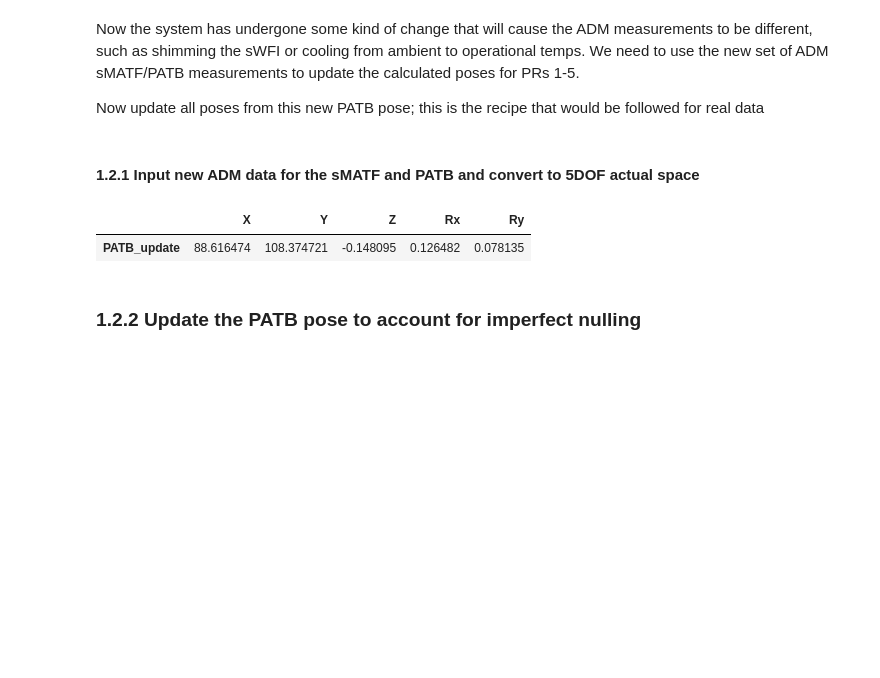
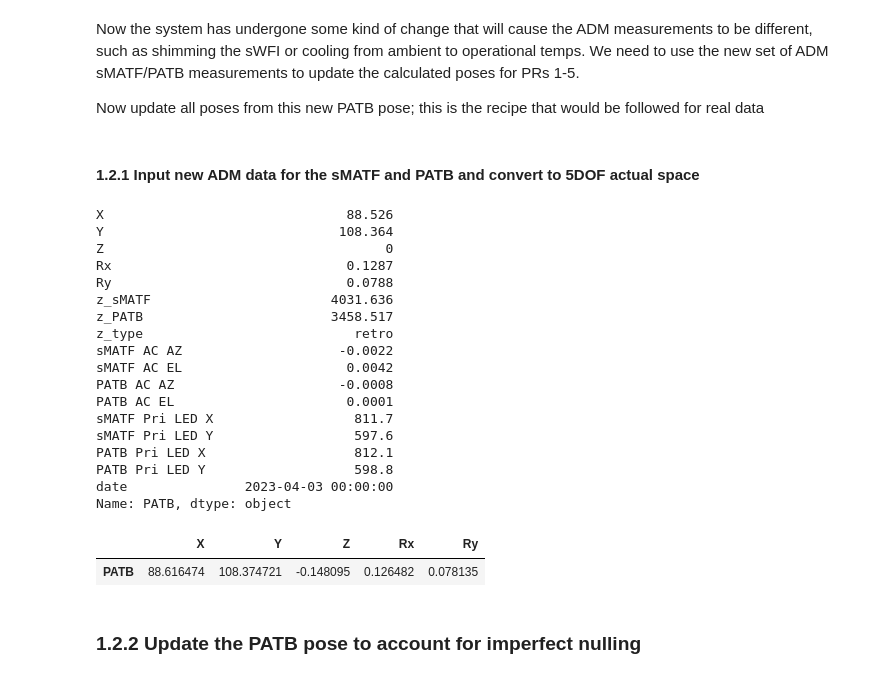
Before and after one commit to evanbray1/ADMTools, a Jupyter notebook: Pose Updater.ipynb, the cells around one changed output. Drawn from its saved outputs; the diff is of its cells as text; code cells hidden in the pictures; blank space fills up the shorter version.

```diff
--- a/Pose Updater.ipynb
+++ b/Pose Updater.ipynb
@@ -217,35 +228,45 @@ Now update all poses from this new PATB pose; this is the recipe that would be f
 # %% [markdown]
 #### 1.2.1 Input new ADM data for the sMATF and PATB and convert to 5DOF actual space
 # %%
-# 4/3, use mirror for range if possible
-#z_null_sMATF_update = 4.031636*1000.
-#z_null_PATB_update = 3.458517*1000.
-
-#sMATF_update = pd.DataFrame(dict({'AC_AZ':-0.0022,'AC_EL':0.0042,'DET_X':811.7,'DET_Y':597.6}),index=['sMATF'])
-#p_null_PATB_update_encoder = pd.DataFrame(dict({'X':88.526, 'Y':108.364,'Z':0.00,'Rx':0.1287,'Ry':0.0788,
-#                                                  'AC_AZ':-0.0008,'AC_EL':0.0001,'DET_X':812.1,'DET_Y':598.8}),index=['PATB_update'])
-
-p_null_PATB_update_encoder = pd.DataFrame(dict({'X':88.526, 'Y':108.364,'Z':0,
-                                                  'Rx':0.1287,'Ry':0.0788,
-                                                  'z_sMATF':4.031636*1000.,
-                                                  'z_PATB':3.458517*1000.,
-                                                  'z_type':'retro',
-                                                  'sMATF AC AZ':-0.0022,
-                                                  'sMATF AC EL':0.0042,
-                                                  'PATB AC AZ':-0.0008,
-                                                  'PATB AC EL':0.0001,
-                                                  'sMATF Pri LED X':811.7,
-                                                  'sMATF Pri LED Y':597.6,
-                                                  'PATB Pri LED X':812.1,
-                                                  'PATB Pri LED Y':598.8,
-                                                  'date':'4/3/2023'
-                                                 }),index=['PATB_update'])
-
+#p_null_PATB_update_encoder = pd.DataFrame(dict({'X':88.526, 'Y':108.364,'Z':0,
+#                                                  'Rx':0.1287,'Ry':0.0788,
+#                                                  'z_sMATF':4.031636*1000.,
+#                                                  'z_PATB':3.458517*1000.,
+#                                                  'z_type':'retro',
+#                                                  'sMATF AC AZ':-0.0022,
+#                                                  'sMATF AC EL':0.0042,
+#                                                  'PATB AC AZ':-0.0008,
+#                                                  'PATB AC EL':0.0001,
+#                                                  'sMATF Pri LED X':811.7,
+#                                                  'sMATF Pri LED Y':597.6,
+#                                                  'PATB Pri LED X':812.1,
+#                                                  'PATB Pri LED Y':598.8,
+#                                                  'date':'4/3/2023'
+#                                                 }),index=['PATB_update'])
+p_null_PATB_update_encoder = get_data_from_ADM_log('SES WP2','retro',print_details=True)
 p_null_PATB_update = calculate_5DOF_from_encoders(p_null_PATB_update_encoder)
 p_null_PATB_update
 # %% [output]
+X                               88.526
+Y                              108.364
+Z                                    0
+Rx                              0.1287
+Ry                              0.0788
+z_sMATF                       4031.636
+z_PATB                        3458.517
+z_type                           retro
+sMATF AC AZ                    -0.0022
+sMATF AC EL                     0.0042
+PATB AC AZ                     -0.0008
+PATB AC EL                      0.0001
+sMATF Pri LED X                  811.7
+sMATF Pri LED Y                  597.6
+PATB Pri LED X                   812.1
+PATB Pri LED Y                   598.8
+date               2023-04-03 00:00:00
+Name: PATB, dtype: object
 |  | X | Y | Z | Rx | Ry |
-| PATB_update | 88.616474 | 108.374721 | -0.148095 | 0.126482 | 0.078135 |
+| PATB | 88.616474 | 108.374721 | -0.148095 | 0.126482 | 0.078135 |
 # %% [markdown]
 ### 1.2.2 Update the PATB pose to account for imperfect nulling
 # %%
```
Also changed, not shown: parts of 9 cells of this notebook, 2 other files.
